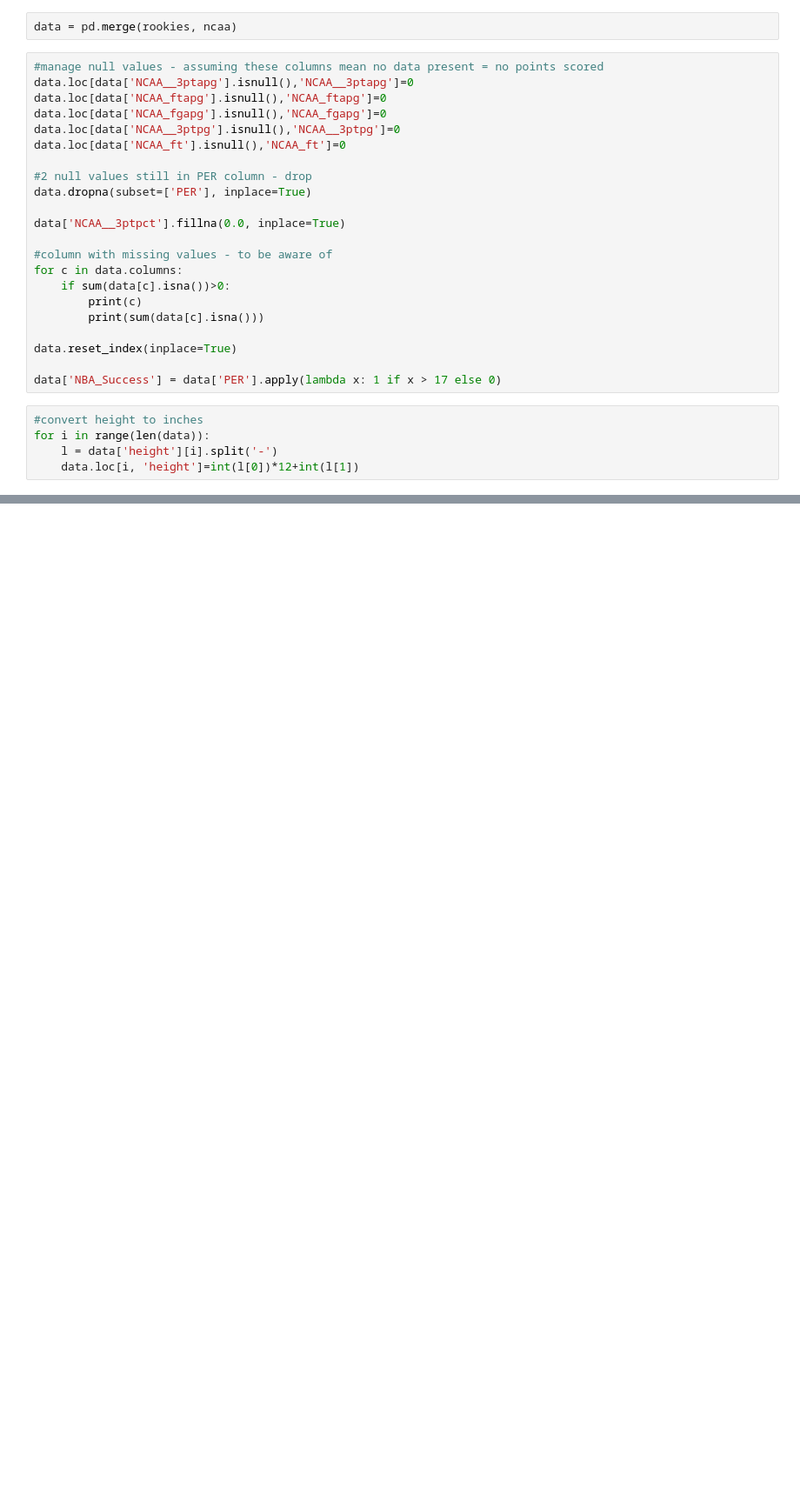
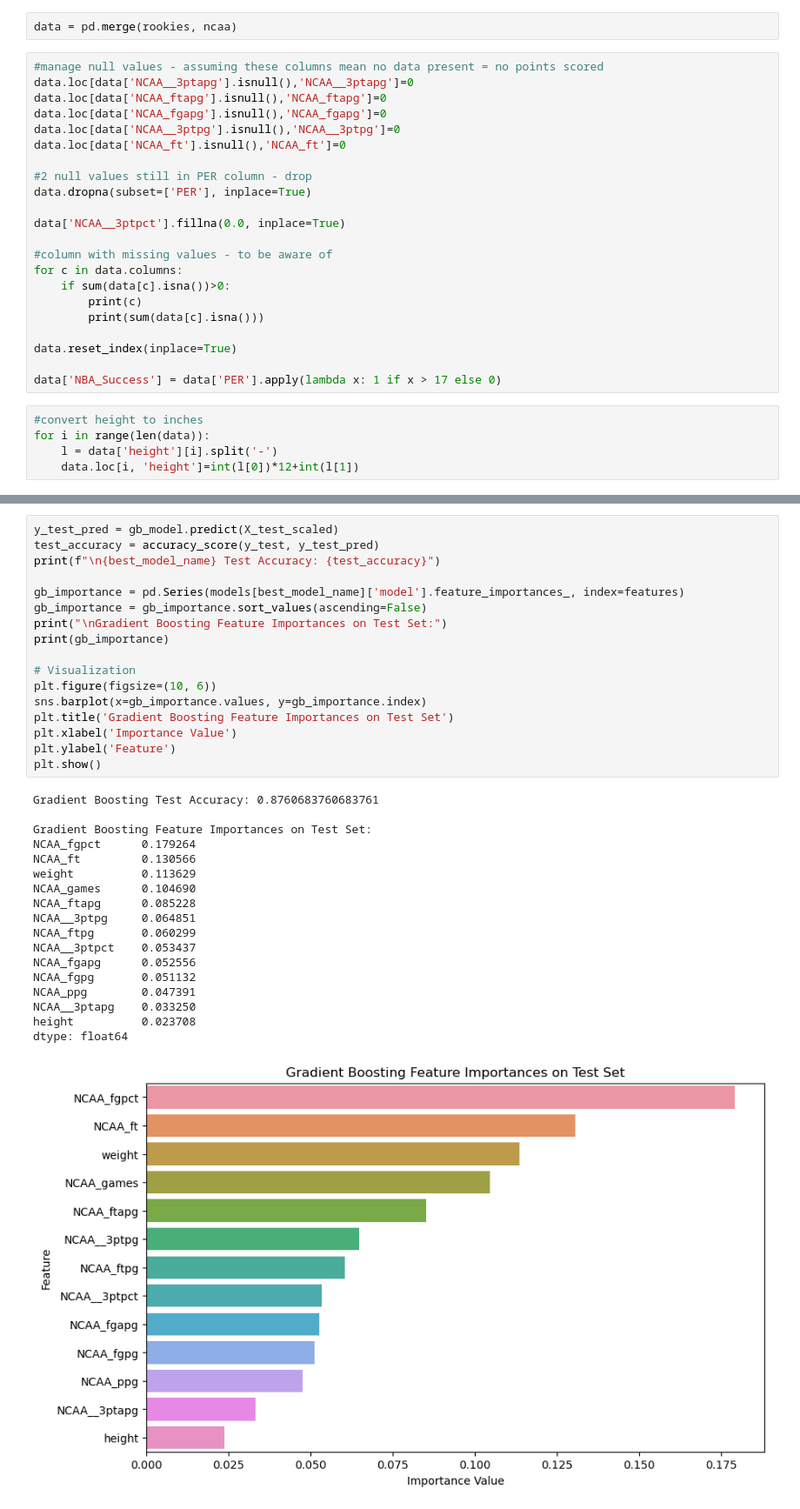
Before and after one commit to mattietoll/ISYE6740-Final-Project, a Jupyter notebook: Feature_Analysis.ipynb, the cells around one changed output, grey strips where cells are left out. Shown: that part at 87% size. Cells and saved outputs as stored; diff of their text form; blank space fills up the shorter version.

```diff
--- a/Feature_Analysis.ipynb
+++ b/Feature_Analysis.ipynb
@@ -180,0 +269,36 @@ dtype: float64
+# %%
+y_test_pred = gb_model.predict(X_test_scaled)
+test_accuracy = accuracy_score(y_test, y_test_pred)
+print(f"\n{best_model_name} Test Accuracy: {test_accuracy}")
+
+gb_importance = pd.Series(models[best_model_name]['model'].feature_importances_, index=features)
+gb_importance = gb_importance.sort_values(ascending=False)
+print("\nGradient Boosting Feature Importances on Test Set:")
+print(gb_importance)
+
+# Visualization
+plt.figure(figsize=(10, 6))
+sns.barplot(x=gb_importance.values, y=gb_importance.index)
+plt.title('Gradient Boosting Feature Importances on Test Set')
+plt.xlabel('Importance Value')
+plt.ylabel('Feature')
+plt.show()
+# %% [output]
+Gradient Boosting Test Accuracy: 0.8760683760683761
+
+Gradient Boosting Feature Importances on Test Set:
+NCAA_fgpct      0.179264
+NCAA_ft         0.130566
+weight          0.113629
+NCAA_games      0.104690
+NCAA_ftapg      0.085228
+NCAA__3ptpg     0.064851
+NCAA_ftpg       0.060299
+NCAA__3ptpct    0.053437
+NCAA_fgapg      0.052556
+NCAA_fgpg       0.051132
+NCAA_ppg        0.047391
+NCAA__3ptapg    0.033250
+height          0.023708
+dtype: float64
+[figure, added]
```
Also changed, not shown: parts of 5 cells of this notebook.
